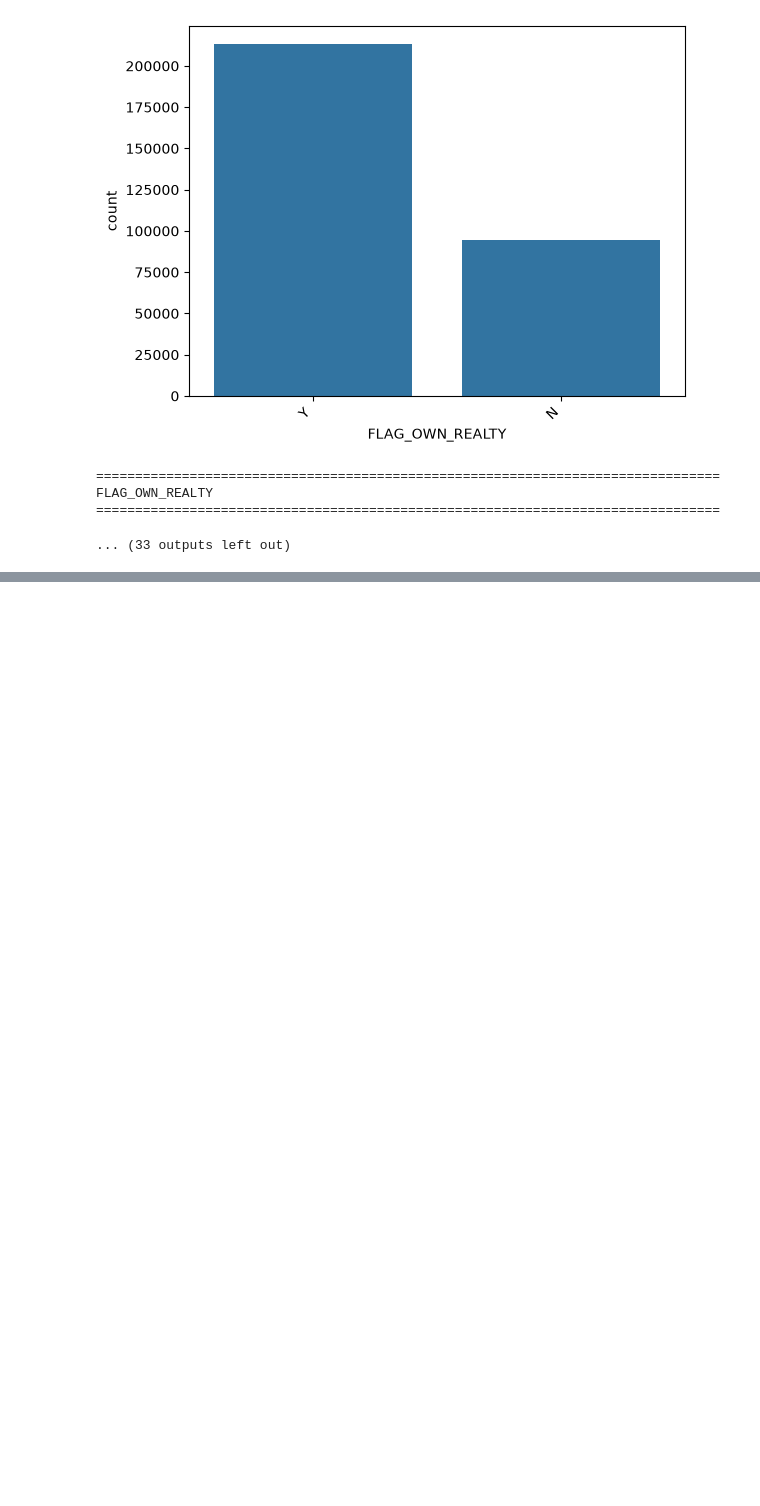
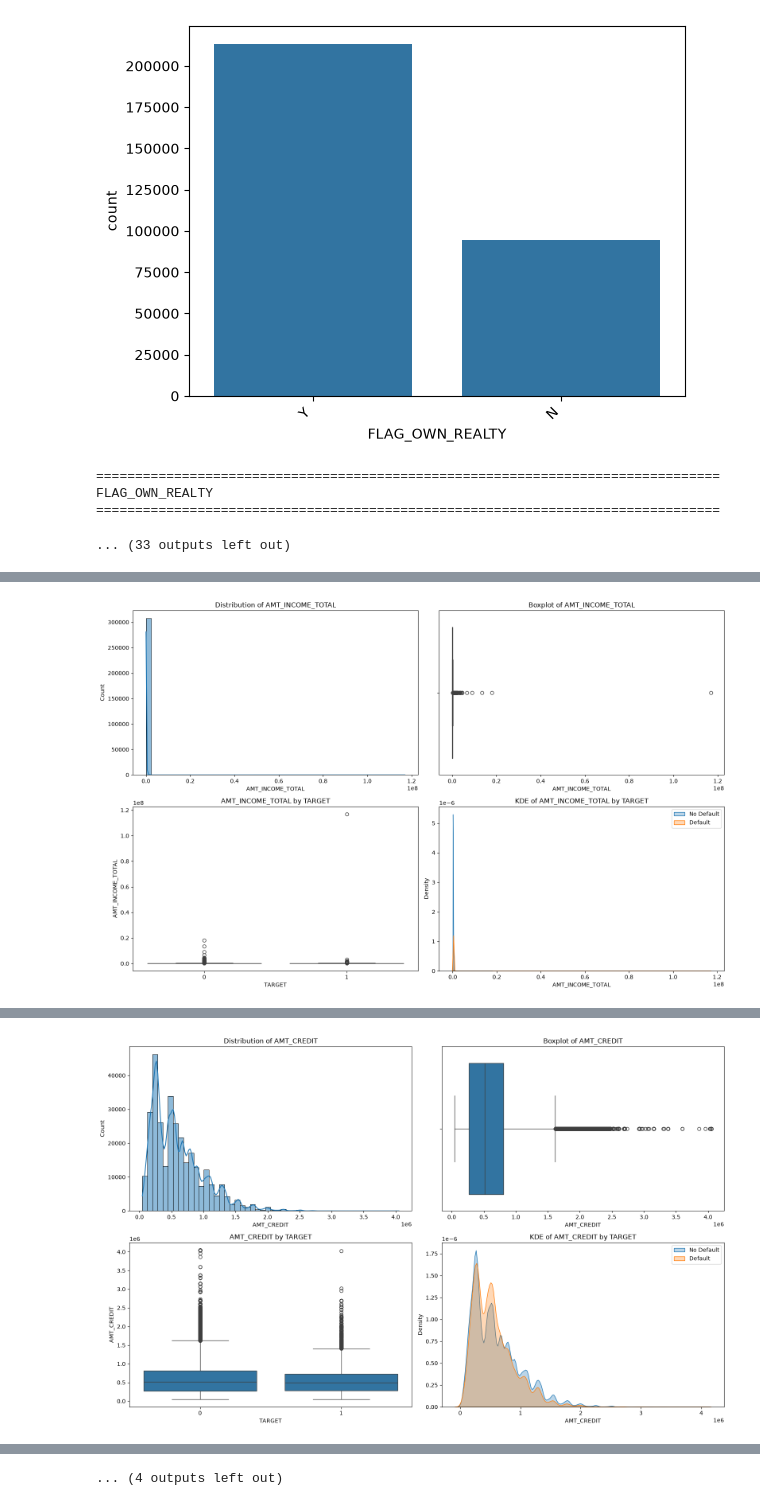
Before and after one commit to purnima928/LogicMojo-AI-ML-June26-Purnima928, a Jupyter notebook: notebooks/Credit_EDA_assignment_Approach.ipynb, the cells around one changed output, grey strips where cells are left out. Cells and saved outputs as stored; diff of their text form; code cells hidden in the pictures; blank space fills up the shorter version.

```diff
--- a/notebooks/Credit_EDA_assignment_Approach.ipynb
+++ b/notebooks/Credit_EDA_assignment_Approach.ipynb
@@ -427,0 +431,76 @@ contract_target
+# %%
+# Lets check the numerical features and their distribution with respect to the target variable. We will use boxplots to visualize the distribution of numerical features for each target class.
+
+import matplotlib.pyplot as plt
+import seaborn as sns
+import numpy as np
+
+# List your numerical columns here
+numerical_cols = [
+    "AMT_INCOME_TOTAL",
+    "AMT_CREDIT",
+    "AMT_ANNUITY",
+    "AMT_GOODS_PRICE",
+    "DAYS_BIRTH",
+    "DAYS_EMPLOYED",
+    "CNT_CHILDREN",
+    "CNT_FAM_MEMBERS"
+]
+
+for col in numerical_cols:
+
+    print("=" * 100)
+    print(f"Feature: {col}")
+    print("=" * 100)
+
+    # -------------------------
+    # Summary Statistics
+    # -------------------------
+    print("\nOverall Summary:")
+    print(app_df[col].describe())
+
+    print("\nTarget-wise Summary:")
+    print(app_df.groupby("TARGET")[col].describe())
+
+    # -------------------------
+    # Create plots
+    # -------------------------
+    fig, axes = plt.subplots(2, 2, figsize=(16, 10))
+
+    # Histogram
+    sns.histplot(app_df[col], bins=50, kde=True, ax=axes[0, 0])
+    axes[0, 0].set_title(f"Distribution of {col}")
+
+    # Boxplot
+    sns.boxplot(x=app_df[col], ax=axes[0, 1])
+    axes[0, 1].set_title(f"Boxplot of {col}")
+
+    # Boxplot by TARGET
+    sns.boxplot(data=app_df, x="TARGET", y=col, ax=axes[1, 0])
+    axes[1, 0].set_title(f"{col} by TARGET")
+
+    # KDE by TARGET
+    sns.kdeplot(
+        data=app_df[app_df["TARGET"] == 0],
+        x=col,
+        label="No Default",
+        fill=True,
+        alpha=0.3,
+        ax=axes[1, 1]
+    )
+
+    sns.kdeplot(
+        data=app_df[app_df["TARGET"] == 1],
+        x=col,
+        label="Default",
+        fill=True,
+        alpha=0.3,
+        ax=axes[1, 1]
+    )
+
+    axes[1, 1].set_title(f"KDE of {col} by TARGET")
+    axes[1, 1].legend()
+
+    plt.tight_layout()
+    plt.show()
+# %% [output]
@@ -427,0 +524 @@ contract_target
+[figure, added]
@@ -427,0 +542 @@ contract_target
+[figure, added]
@@ -427,0 +615 @@ contract_target
+... (4 outputs left out)
```
Also changed, not shown: parts of 3 cells of this notebook.
